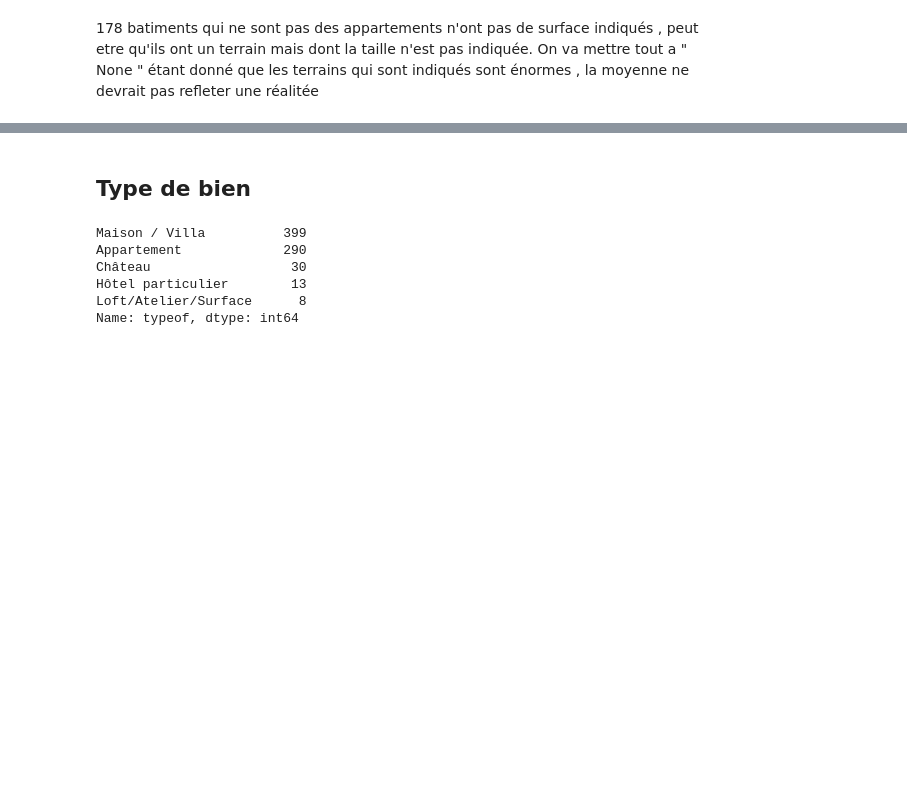
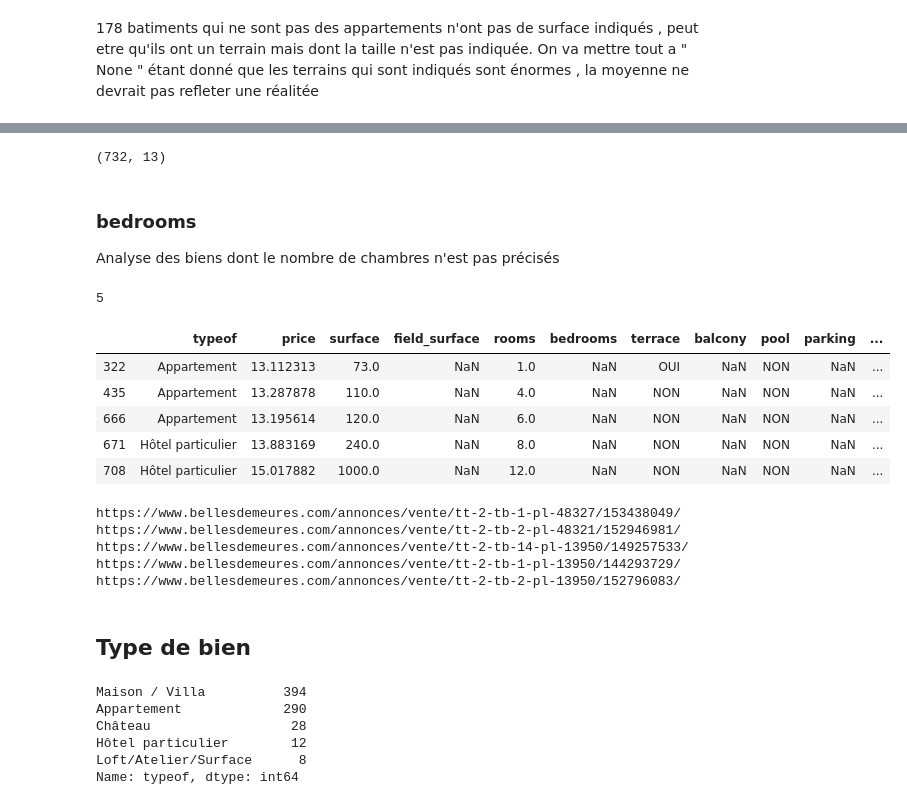
Before and after one commit to Simplon-IA-Bdx-1/realestate-alexis-bastien-clement-vincent, a Jupyter notebook: immos_analyse_data.ipynb, the cells around one changed output, grey strips where cells are left out. Saved outputs shown, nothing was run; the diff lists cells and outputs as text; code cells hidden in the pictures; blank space fills up the shorter version.

```diff
--- a/immos_analyse_data.ipynb
+++ b/immos_analyse_data.ipynb
@@ -286,3 +305,41 @@ Name: link, dtype: object
+# %%
+data_full.iloc[322, data_full.columns.get_loc('rooms')] = 1
+data_full.iloc[399, data_full.columns.get_loc('rooms')] = 1
+data_full.iloc[505, data_full.columns.get_loc('rooms')] = 1
+
+data_full = data_full.drop([326,442,446,472,509,690,696,714], axis=0)
+data_full.shape
+# %% [output]
+(732, 13)
+# %% [markdown]
+### bedrooms
+Analyse des biens dont le nombre de chambres n'est pas précisés
+# %%
+bedrooms_na = data_full.loc[data_full['bedrooms'].isnull()]
+len(bedrooms_na)
+# %% [output]
+5
+# %%
+bedrooms_na
+# %% [output]
+|  | typeof | price | surface | field_surface | rooms | bedrooms | terrace | balcony | pool | parking | ... |
+| 322 | Appartement | 13.112313 | 73.0 | NaN | 1.0 | NaN | OUI | NaN | NON | NaN | ... |
+| 435 | Appartement | 13.287878 | 110.0 | NaN | 4.0 | NaN | NON | NaN | NON | NaN | ... |
+| 666 | Appartement | 13.195614 | 120.0 | NaN | 6.0 | NaN | NON | NaN | NON | NaN | ... |
+| 671 | Hôtel particulier | 13.883169 | 240.0 | NaN | 8.0 | NaN | NON | NaN | NON | NaN | ... |
+| 708 | Hôtel particulier | 15.017882 | 1000.0 | NaN | 12.0 | NaN | NON | NaN | NON | NaN | ... |
+# %%
+print(data_full.iloc[322]['link']) # 1 chambre
+print(data_full.iloc[435]['link']) # 2
+print(data_full.iloc[666]['link']) # 1 chambre
+print(data_full.iloc[671]['link']) # Pas de renseignement sur les chambres.
+print(data_full.iloc[708]['link']) # 12 Pieces mais pas de renseignement sur les chambres
+# %% [output]
+https://www.bellesdemeures.com/annonces/vente/tt-2-tb-1-pl-48327/153438049/
+https://www.bellesdemeures.com/annonces/vente/tt-2-tb-2-pl-48321/152946981/
+https://www.bellesdemeures.com/annonces/vente/tt-2-tb-14-pl-13950/149257533/
+https://www.bellesdemeures.com/annonces/vente/tt-2-tb-1-pl-13950/144293729/
+https://www.bellesdemeures.com/annonces/vente/tt-2-tb-2-pl-13950/152796083/
 # %%
 def remplace_na(dataset):
     dataset["balcony"] = dataset["balcony"].fillna("None")
@@ -294,10 +351,10 @@ def remplace_na(dataset):
 # %%
 data_full.typeof.value_counts()
 # %% [output]
-Maison / Villa          399
+Maison / Villa          394
 Appartement             290
-Château                  30
-Hôtel particulier        13
+Château                  28
+Hôtel particulier        12
 Loft/Atelier/Surface      8
 Name: typeof, dtype: int64
 # %%
```
Also changed, not shown: parts of 9 cells of this notebook.
